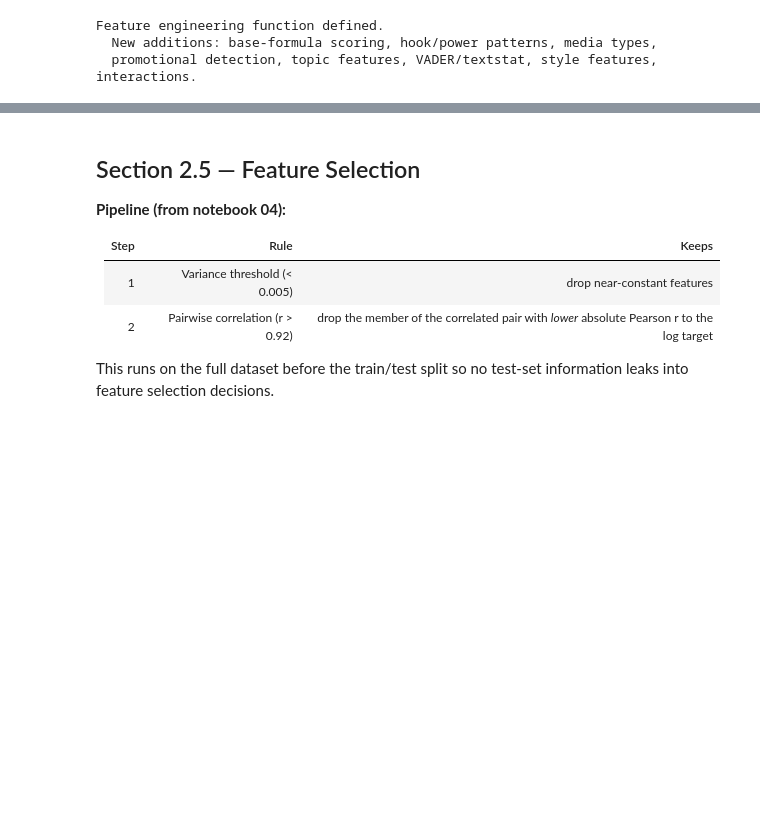
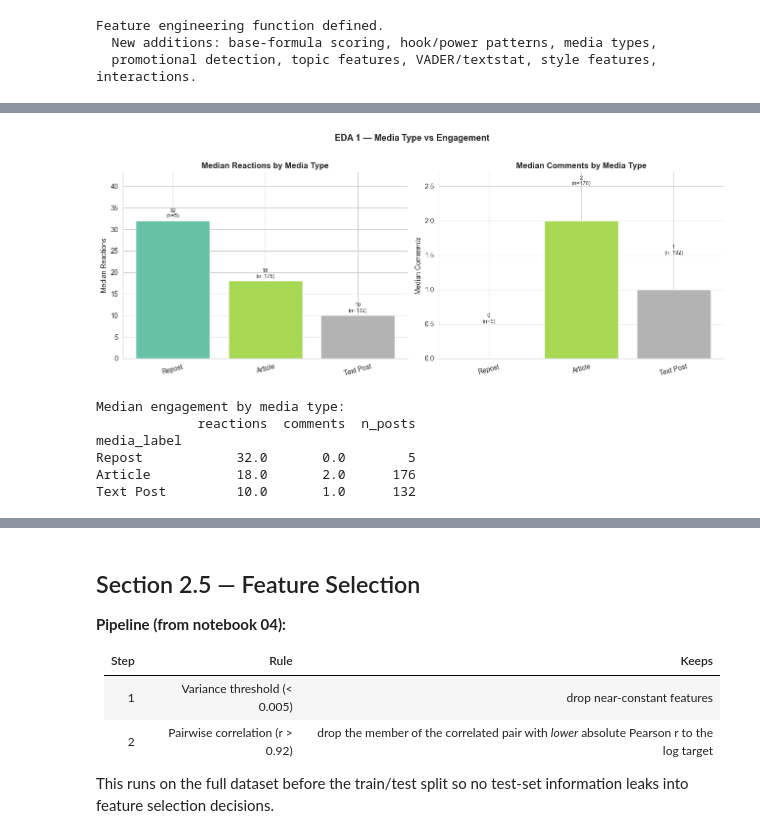
Before and after one commit to B1raj/capstone_trend_pilot, a Jupyter notebook: engagement_prediction_dev/notebooks/00_model_training.ipynb, the cells around one changed output, grey strips where cells are left out. Cells and saved outputs as stored; diff of their text form; code cells hidden in the pictures; blank space fills up the shorter version.

```diff
--- a/engagement_prediction_dev/notebooks/00_model_training.ipynb
+++ b/engagement_prediction_dev/notebooks/00_model_training.ipynb
@@ -816,0 +839,65 @@ Reactions tier split (train | test):
+# %%
+
+# ── EDA 1: Media Type vs Engagement ──────────────────────────────────────────
+from scipy import stats as scipy_stats
+
+# Build shared EDA frame from engineered features + targets (reactions dataset)
+df_eda = df_reactions[['reactions', 'comments']].copy()
+
+eda_cols = [
+    'word_count', 'num_hashtags', 'is_post', 'is_article', 'is_repost',
+    'has_video', 'has_carousel', 'has_media', 'followers_tier',
+    'has_cta', 'emoji_count', 'has_emoji', 'hook_score',
+    'has_announcement_hook', 'has_recency_hook', 'has_never_narrative_hook',
+    'has_contrarian_hook', 'has_quote_hook',
+    'power_pattern_count', 'is_promotional', 'has_bullets', 'has_numbered_list',
+    'sentiment_compound', 'author_loo_log_mean',
+    'topic_tech', 'topic_business', 'topic_career',
+    'topic_leadership', 'topic_personal_dev', 'topic_finance',
+]
+for col in eda_cols:
+    df_eda[col] = X_raw_r[col].values
+
+# Derive single media label per post
+def get_media_label(row):
+    if row['has_video']:    return 'Video'
+    if row['has_carousel']: return 'Carousel'
+    if row['is_article']:   return 'Article'
+    if row['is_repost']:    return 'Repost'
+    return 'Text Post'
+
+df_eda['media_label'] = df_eda.apply(get_media_label, axis=1)
+
+media_stats  = df_eda.groupby('media_label')[['reactions', 'comments']].median().sort_values('reactions', ascending=False)
+media_counts = df_eda.groupby('media_label').size()
+
+fig, axes = plt.subplots(1, 2, figsize=(13, 5))
+palette_m = plt.cm.Set2(np.linspace(0, 1, len(media_stats)))
+
+for ax, metric in zip(axes, ['reactions', 'comments']):
+    vals = media_stats[metric]
+    bars = ax.bar(vals.index, vals.values, color=palette_m, edgecolor='white')
+    for bar, val, lbl in zip(bars, vals.values, vals.index):
+        n = media_counts[lbl]
+        ax.text(bar.get_x() + bar.get_width()/2, bar.get_height() + 0.5,
+                f'{val:.0f}\n(n={n})', ha='center', va='bottom', fontsize=8)
+    ax.set_title(f'Median {metric.capitalize()} by Media Type', fontweight='bold')
+    ax.set_ylabel(f'Median {metric.capitalize()}')
+    ax.set_ylim(0, vals.max() * 1.35)
+    ax.tick_params(axis='x', rotation=15)
+    ax.spines[['top', 'right']].set_visible(False)
+
+fig.suptitle('EDA 1 — Media Type vs Engagement', fontsize=13, fontweight='bold', y=1.02)
+plt.tight_layout()
+plt.show()
+
+print('Median engagement by media type:')
+print(pd.concat([media_stats, media_counts.rename('n_posts')], axis=1).to_string())
+# %% [output]
+[figure, added]
+Median engagement by media type:
+             reactions  comments  n_posts
+media_label
+Repost            32.0       0.0        5
+Article           18.0       2.0      176
+Text Post         10.0       1.0      132
```
Also changed, not shown: parts of 30 cells of this notebook, 10 other files.
